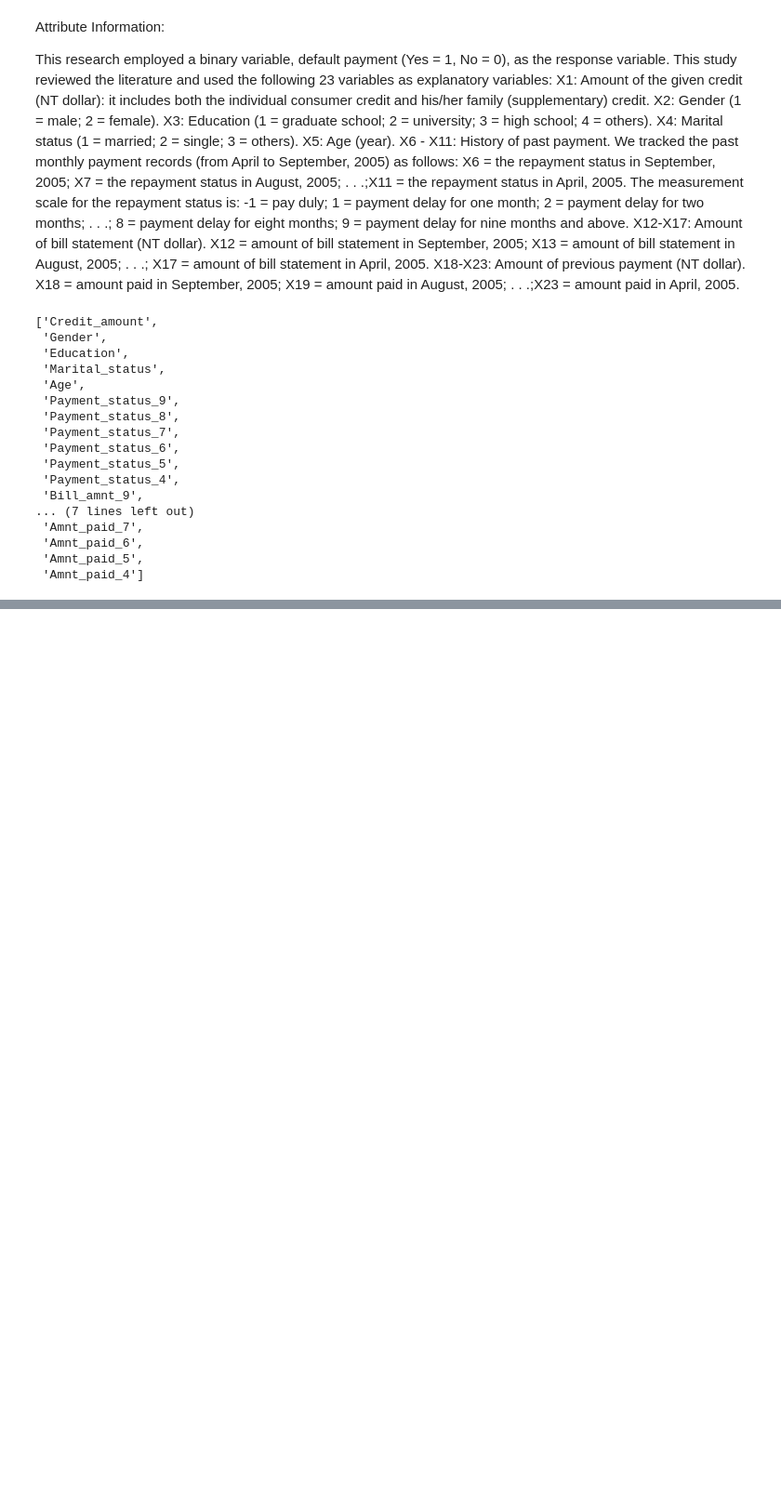
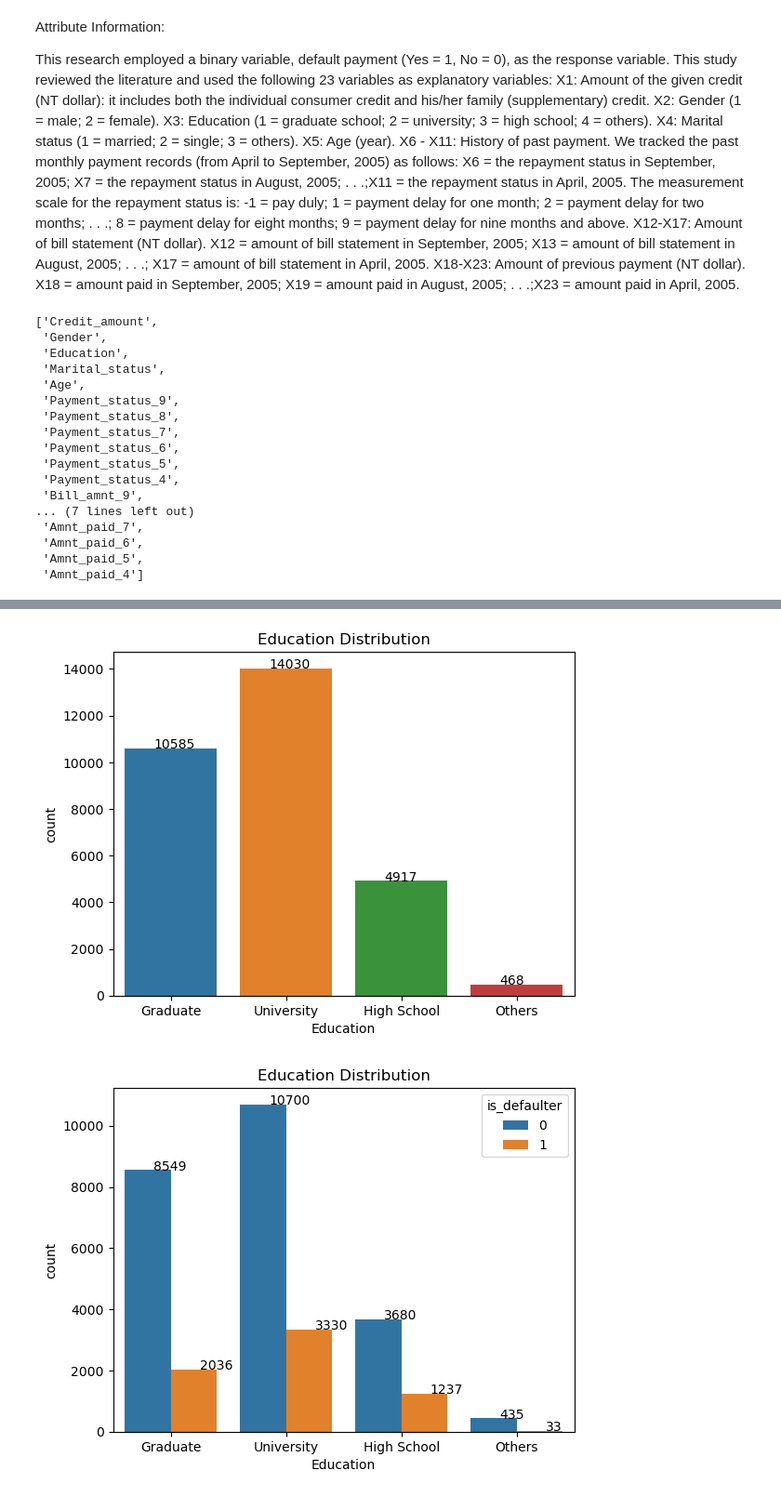
Before and after one commit to sreedhar-98/Credit_Card_Fraud_Detection, a Jupyter notebook: notebooks/datasets/eda.ipynb, the cells around one changed output, grey strips where cells are left out. Shown at 93% size. Cells and saved outputs as stored; diff of their text form; code cells hidden in the pictures; blank space fills up the shorter version.

```diff
--- a/notebooks/datasets/eda.ipynb
+++ b/notebooks/datasets/eda.ipynb
@@ -74,0 +314,16 @@ cols.append('is_defaulter')
+# %%
+ax=sns.countplot(x=data_copy.Education)
+plt.xticks([0,1,2,3], labels=["Graduate", "University","High School","Others"])
+plt.title("Education Distribution")
+for p in ax.patches:
+   ax.annotate(p.get_height(), (p.get_x()+0.25, p.get_height()+0.01))
+
+plt.show()
+ax=sns.countplot(x=data_copy.Education,hue=data_copy[target_col])
+plt.xticks([0,1,2,3], labels=["Graduate", "University","High School","Others"])
+plt.title("Education Distribution")
+for p in ax.patches:
+   ax.annotate(p.get_height(), (p.get_x()+0.25, p.get_height()+0.01))
+# %% [output]
+[figure, added]
+[figure, added]
```
Also changed, not shown: parts of 51 cells of this notebook, 4 other files.
